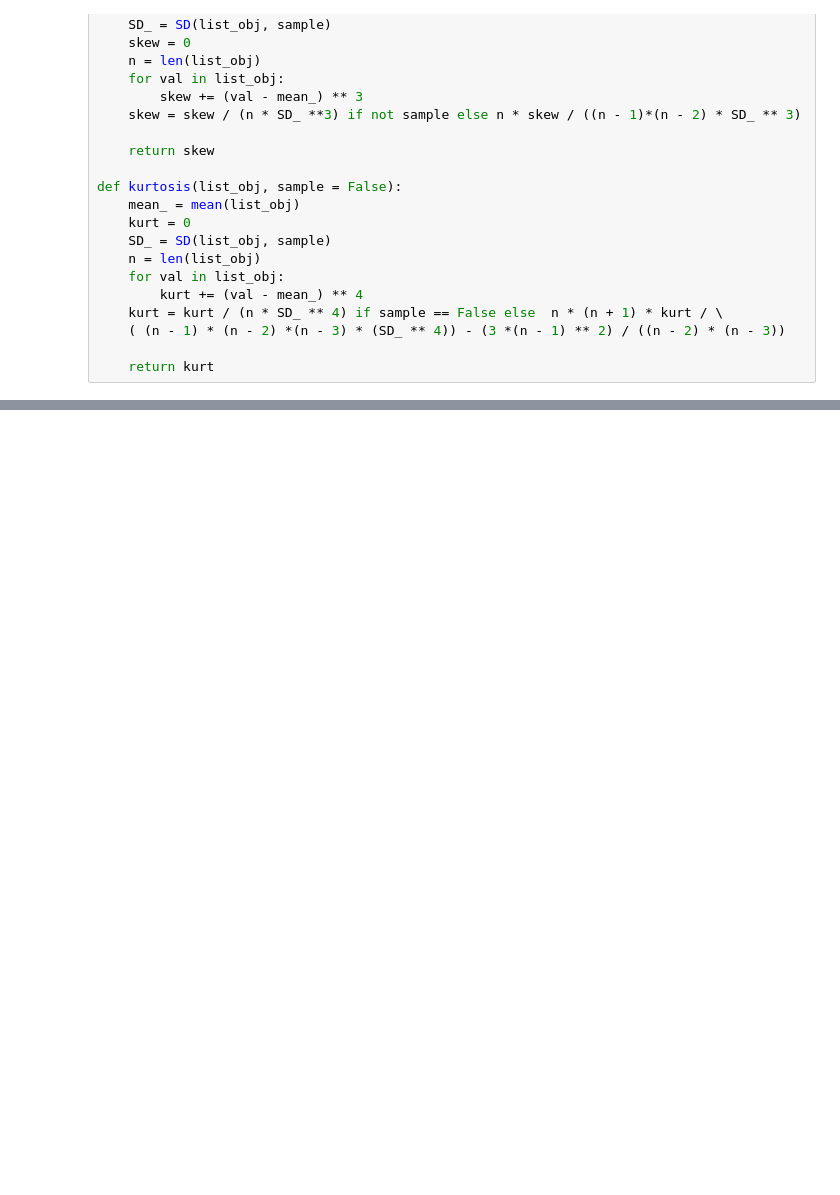
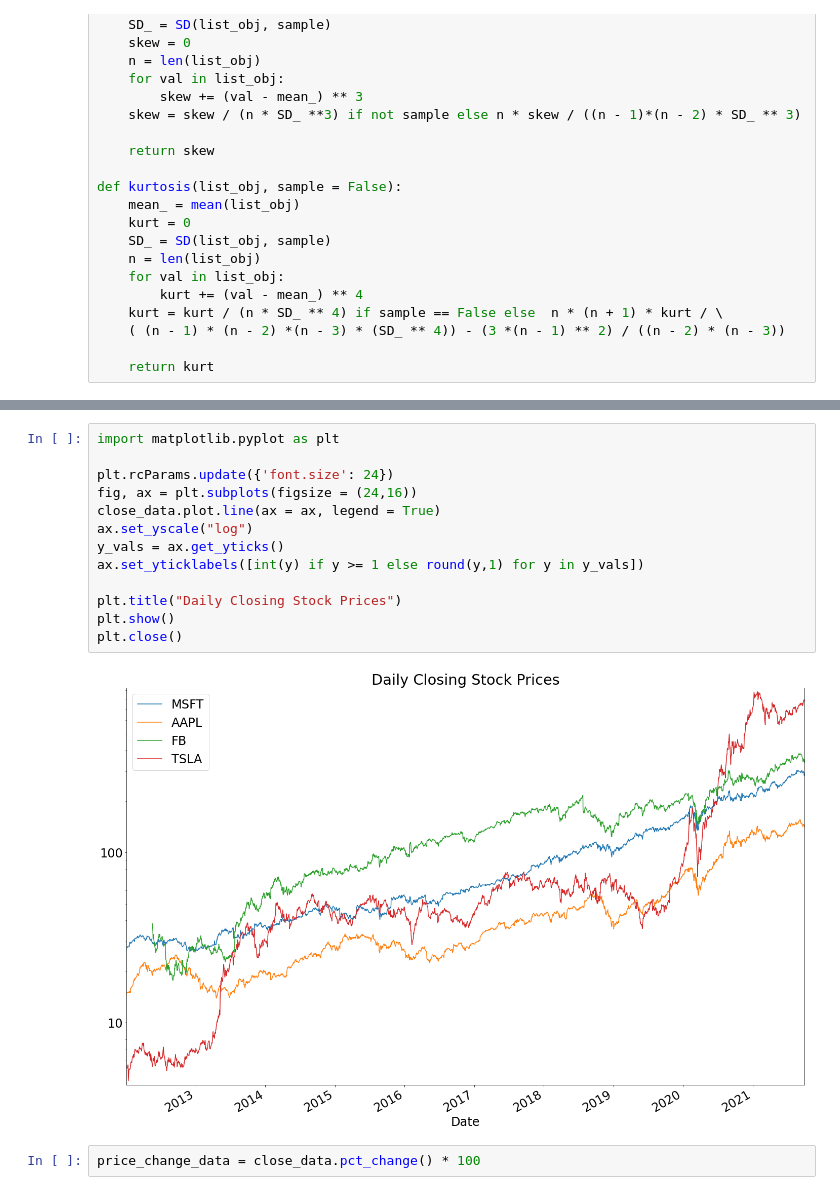
Before and after one commit to JacobPeterson7/ECON411Submissions, a Jupyter notebook: ClassProjects/ICP4.ipynb, the cells around one changed output, grey strips where cells are left out. Saved outputs shown, nothing was run; the diff lists cells and outputs as text; blank space fills up the shorter version.

```diff
--- a/ClassProjects/ICP4.ipynb
+++ b/ClassProjects/ICP4.ipynb
@@ -125,0 +202,17 @@ def kurtosis(list_obj, sample = False):
+# %%
+import matplotlib.pyplot as plt
+
+plt.rcParams.update({'font.size': 24})
+fig, ax = plt.subplots(figsize = (24,16))
+close_data.plot.line(ax = ax, legend = True)
+ax.set_yscale("log")
+y_vals = ax.get_yticks()
+ax.set_yticklabels([int(y) if y >= 1 else round(y,1) for y in y_vals])
+
+plt.title("Daily Closing Stock Prices")
+plt.show()
+plt.close()
+# %% [output]
+[figure, added]
+# %%
+price_change_data = close_data.pct_change() * 100
```
Also changed, not shown: parts of 11 cells of this notebook, 1 other file.
